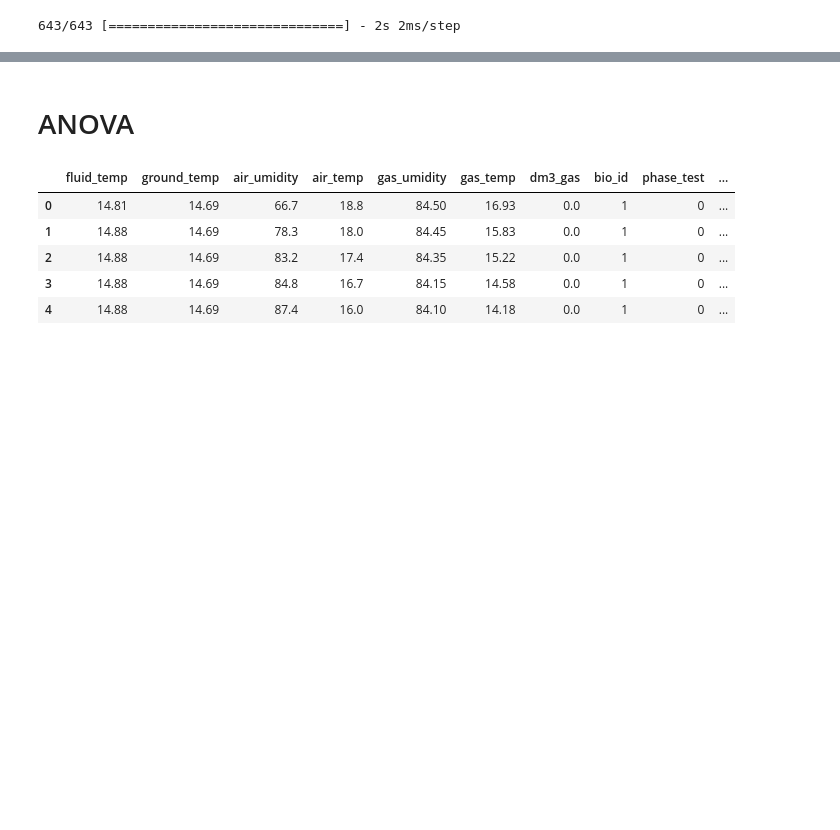
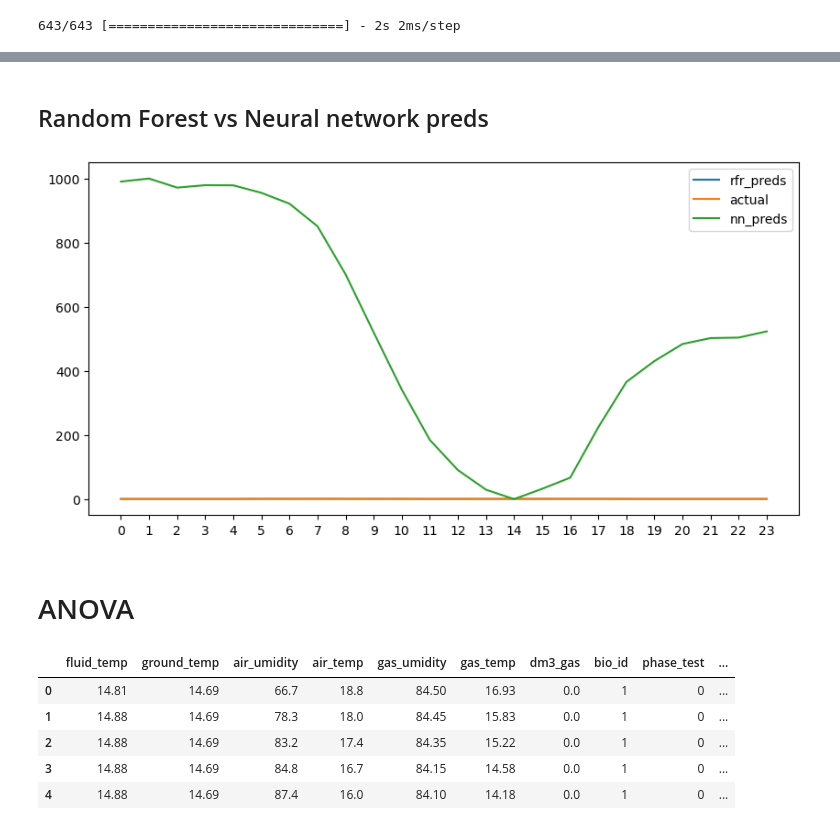
Before and after one commit to Nyotabenson/BGS, a Jupyter notebook: BGS_MODEL.ipynb, the cells around one changed output, grey strips where cells are left out. Drawn from its saved outputs; the diff is of its cells as text; code cells hidden in the pictures; blank space fills up the shorter version.

```diff
--- a/BGS_MODEL.ipynb
+++ b/BGS_MODEL.ipynb
@@ -780,3 +780,26 @@ plt.show()
+# %% [markdown]
+## Random Forest vs Neural network preds
+# %%
+modelled_group = pd.read_csv("modelled_group.csv")
+modellednn_group = pd.read_csv("modellednn_group.csv")
+# %%
+from sklearn.preprocessing import MinMaxScaler
+mm = MinMaxScaler()
+modellednn_group['pred2'] = (mm.fit_transform(modellednn_group[['pred2']]))*1000
+modelled_group['dm3'] = modelled_group['dm3']*1000
+modelled_group['preds'] = modelled_group['preds']*1000
+# %%
+#Visualization
+fig, ax = plt.subplots(figsize=(10,5))
+
+ax.plot(modelled_group.Hour, modelled_group.preds, label="rfr_preds")
+ax.plot(modelled_group.Hour, modelled_group.dm3, label = "actual")
+ax.plot(modellednn_group.Hour, modellednn_group.pred2, label="nn_preds")
+ax.set_xticks(np.arange(0, 24, step=1))
+ax.legend()
+plt.show()
+# %% [output]
+[figure, added]
 # %% [markdown]
 # ANOVA
 # %%
```
Also changed, not shown: parts of 35 cells of this notebook, 10 other files.
